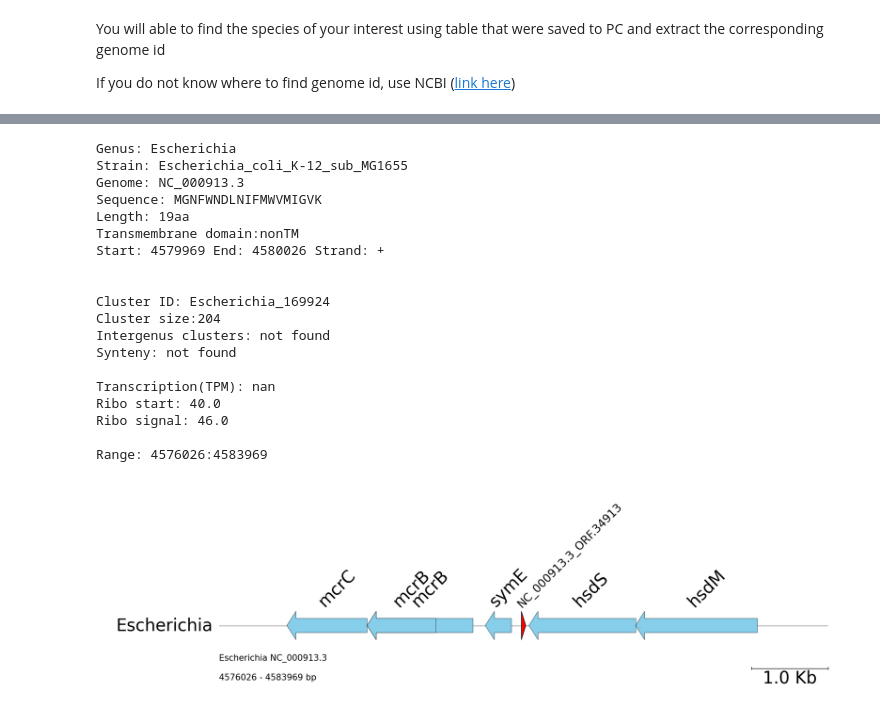
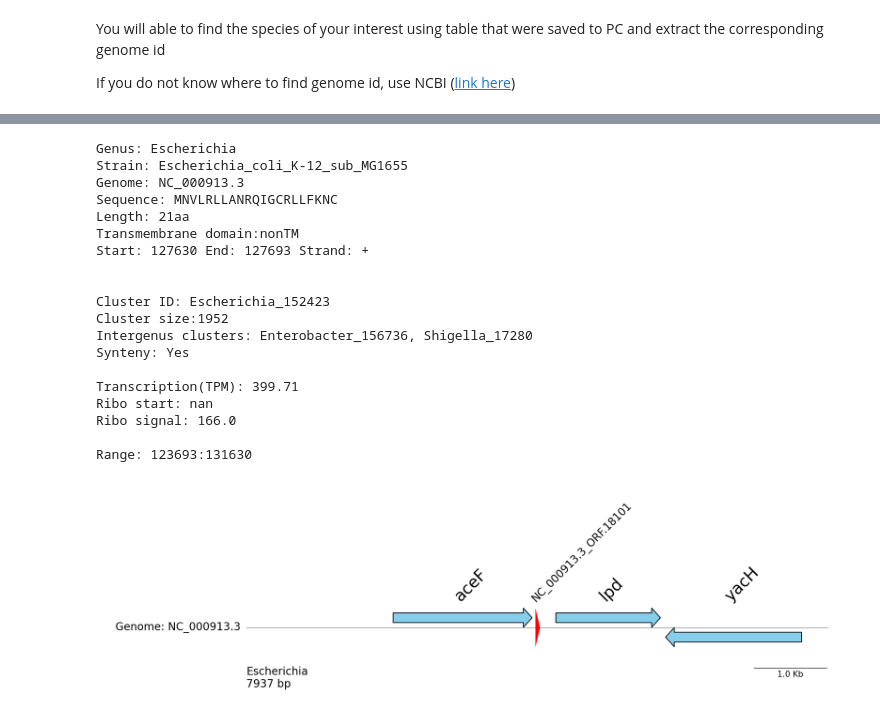
Before and after one commit to IgorFesenko/prokariotic_smORFs, a Jupyter notebook: ismORFs_resource.ipynb, the cells around one changed output, grey strips where cells are left out. Saved outputs shown, nothing was run; the diff lists cells and outputs as text; code cells hidden in the pictures.

```diff
--- a/ismORFs_resource.ipynb
+++ b/ismORFs_resource.ipynb
@@ -31,13 +31,14 @@ If you want to save data to your PC, use **download_table** checkbox
 #@markdown This might take a few minutes
 %%capture
 
-!pip install pygenomeviz biopython pymsaviz
+!rm -r /content/*
+!pip install pygenomeviz biopython pymsaviz &
 !wget -q -o content ftp.ncbi.nlm.nih.gov/pub/fesenko/ENTERO67K_MAFFT_CLSTR.tar.gz
 !wget -q -o content ftp.ncbi.nlm.nih.gov/pub/fesenko/ENTERO67_ALLINFOshort.parquet
 !wget -q -o content ftp.ncbi.nlm.nih.gov/pub/fesenko/entero67gff.tar.gz
-!tar -xzf entero67gff.tar.gz
-!tar -xzf ENTERO67K_MAFFT_CLSTR.tar.gz
-!rm /content/entero67gff.tar.gz
+!tar -xzf entero67gff.tar.gz &
+!tar -xzf ENTERO67K_MAFFT_CLSTR.tar.gz &
+!rm /content/entero67gff.tar.gz &
 
 
 import pandas as pd
@@ -45,7 +46,7 @@ import numpy as np
 from matplotlib import pyplot as plt
 from pymsaviz import MsaViz, get_msa_testdata
 from pygenomeviz import GenomeViz
-from pygenomeviz import Gff, GenomeViz, load_example_gff
+from pygenomeviz.parser import Gff
 from google.colab import files
 
 
@@ -165,17 +166,27 @@ class Description:
           end = self.start + up # upper limit for locus
 
           gff_file = f"/content/entero67GFF/{self.genome}.gff.gz"
-          gff = Gff(gff_file, min_range=start, max_range=end)
+          gff = Gff(gff_file)
           smorf_strand = int(f"{self.strand}1")
           print(f"Range: {start}:{end}")
 
-          # Plot min-max range `CDS`, `rRNA` type features
-          gv = GenomeViz(fig_track_height=0.7, tick_style="bar", tick_labelsize=30)
-          track = gv.add_feature_track(name=self.genus, size=gff.range_size, start_pos=gff.min_range, labelsize=30)
-          track.add_gff_features(gff, feature_type="CDS", facecolor="skyblue", linewidth=0.5, label_type="gene", labelvpos="top", labelsize=30)
-          track.add_gff_features(gff, feature_type="rRNA", facecolor="lime", linewidth=0.5, label_type="product", labelvpos="top", patch_kws=dict(hatch="/"))
-          track.set_sublabel(f"{self.genus} {gff.name}\n\n{gff.min_range} - {gff.max_range} bp", ymargin=1.0)
-          track.add_feature(start=self.start, end=self.end, strand=smorf_strand, plotstyle="bigarrow", label=self.name, labelrotation=45,  facecolor="red", edgecolor="black", linewidth=1, labelsize=20)
+          gv = GenomeViz()
+          gv.set_scale_bar(ymargin=0.5)
+
+          target_ranges = ((start, end))
+          track = gv.add_feature_track(name=f"Genome: {gff.name}", segments=target_ranges, labelsize=20)
+
+          cds_features = gff.extract_features(feature_type="CDS", target_range=target_ranges)
+          rrna_features = gff.extract_features(feature_type="rRNA", target_range=target_ranges)
+          nrna_features = gff.extract_features(feature_type="ncRNA", target_range=target_ranges)
+
+          track.add_features(cds_features,label_type="gene", fc="skyblue", lw=1.5, text_kws=dict(rotation=45, size=30))
+          track.add_features(rrna_features, label_type="product", fc="lime", hatch="//",lw=1.5, text_kws=dict(rotation=45, size=30))
+          track.add_features(nrna_features, label_type="product", fc="limegreen", lw=1.5, hatch="||",text_kws=dict(rotation=45, size=30))
+
+
+          track.add_sublabel(f"{self.genus}\n{end - start} bp", ymargin=1.0,size=20, color="black")
+          track.add_feature(start=self.start, end=self.end, strand=smorf_strand, plotstyle="bigarrow", label=self.name, facecolor="red", edgecolor="black", linewidth=1, text_kws=dict(rotation=45, size=20))
           fig = gv.plotfig()
           if save:
             fig.savefig(f"content/{self.name}.jpeg", dpi=300)
@@ -330,44 +351,44 @@ Range: 4576856:4587911
 # %%
 #@title **Geeting information about ismORF (you should know id)**
 #@markdown Click in the "Run" button to get info about ismORF
-ismORF = "NC_000913.3_ORF.34913" #@param {type:"string"}
+ismORF = "NC_000913.3_ORF.18101" #@param {type:"string"}
 #color = "pLDDT" #@param ["pLDDT", "rainbow", "white"]
 
 show_represent_sequences = False #@param {type:"boolean"}
 show_genome_region = True #@param {type:"boolean"}
 #show_all_sequences = True #@param {type:"boolean"}
 ismorf.info = ismORF
 ismorf.info
 # up and down - range for region
 # save  - save image
 if show_genome_region:
   ismorf.visualisation(up=4000, down=4000, save=False)
 print()
 if show_represent_sequences:
   print("Sequences in reference and representative genomes")
   ismorf.fasta()
   print()
 # %% [output]
 Genus: Escherichia
 Strain: Escherichia_coli_K-12_sub_MG1655
 Genome: NC_000913.3
-Sequence: MGNFWNDLNIFMWVMIGVK
-Length: 19aa
+Sequence: MNVLRLLANRQIGCRLLFKNC
+Length: 21aa
 Transmembrane domain:nonTM
-Start: 4579969 End: 4580026 Strand: +
+Start: 127630 End: 127693 Strand: +
 
 
-Cluster ID: Escherichia_169924
-Cluster size:204
-Intergenus clusters: not found
-Synteny: not found
+Cluster ID: Escherichia_152423
+Cluster size:1952
+Intergenus clusters: Enterobacter_156736, Shigella_17280
+Synteny: Yes
 
-Transcription(TPM): nan
-Ribo start: 40.0
-Ribo signal: 46.0
+Transcription(TPM): 399.71
+Ribo start: nan
+Ribo signal: 166.0
 
-Range: 4576026:4583969
+Range: 123693:131630
-[figure, old version]
+[figure, new version]
 # %%
 #@title **Nonredundant sequences in the corresponding cluster**
 #@markdown Run this cell to look at alignment
```
Also changed, not shown: parts of 2 cells of this notebook.
